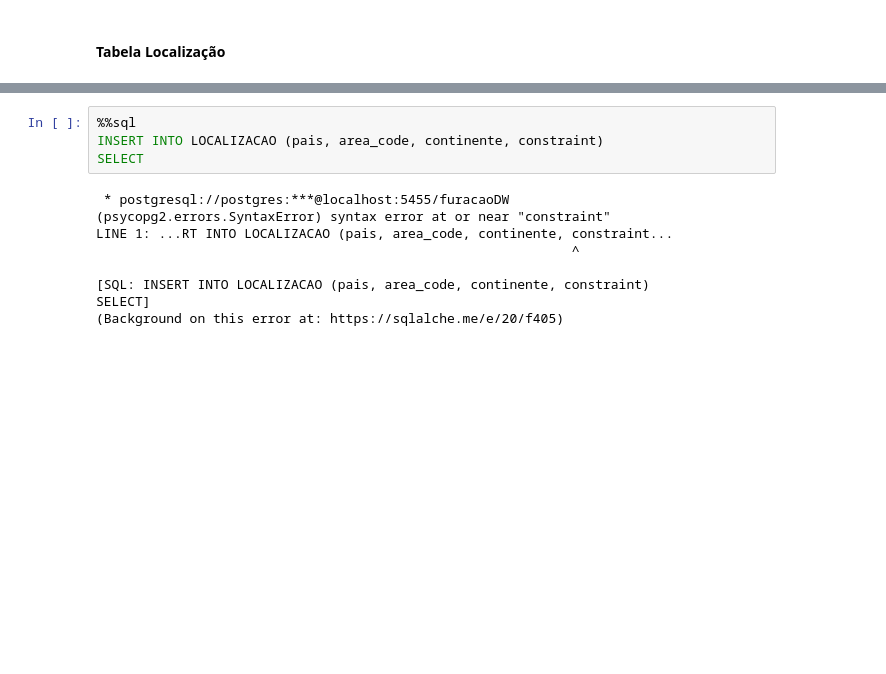
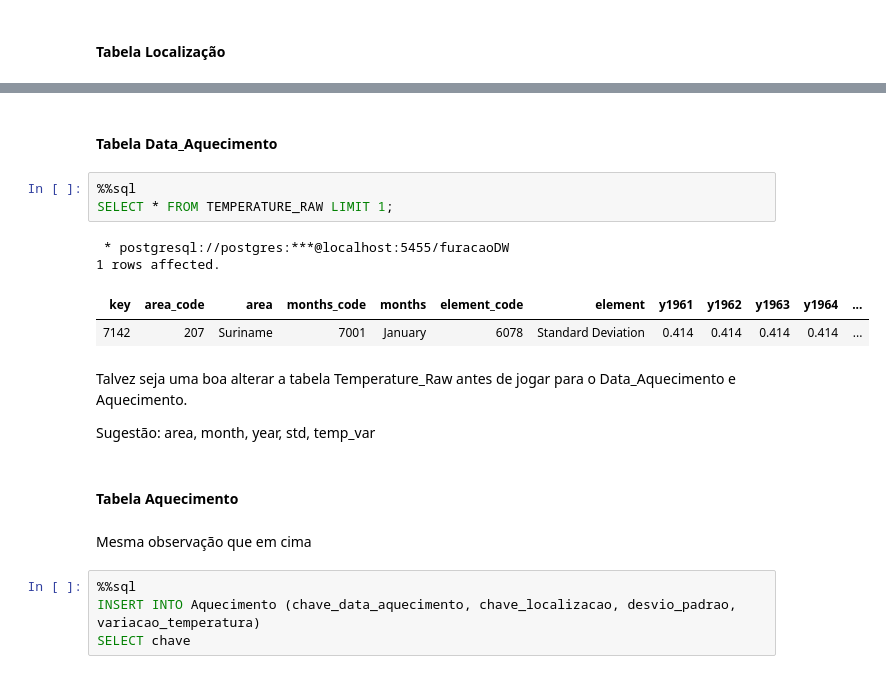
Before and after one commit to kibonusp/processamento-analitico, a Jupyter notebook: etl.ipynb, the cells around one changed output, grey strips where cells are left out. Drawn from its saved outputs; the diff is of its cells as text; blank space fills up the shorter version.

```diff
--- a/etl.ipynb
+++ b/etl.ipynb
@@ -984,13 +1049,23 @@ Done.
+# %% [markdown]
+#### Tabela Data_Aquecimento
+# %%
+%%sql
+SELECT * FROM TEMPERATURE_RAW LIMIT 1;
+# %% [output]
+ * postgresql://postgres:***@localhost:5455/furacaoDW
+1 rows affected.
+| key | area_code | area | months_code | months | element_code | element | y1961 | y1962 | y1963 | y1964 | ... |
+| 7142 | 207 | Suriname | 7001 | January | 6078 | Standard Deviation | 0.414 | 0.414 | 0.414 | 0.414 | ... |
+# %% [markdown]
+Talvez seja uma boa alterar a tabela Temperature_Raw antes de jogar para o Data_Aquecimento e Aquecimento.
+
+Sugestão:
+area, month, year, std, temp_var
+# %% [markdown]
+#### Tabela Aquecimento
+# %% [markdown]
+Mesma observação que em cima
 # %%
 %%sql
-INSERT INTO LOCALIZACAO (pais, area_code, continente, constraint)
-SELECT
+INSERT INTO Aquecimento (chave_data_aquecimento, chave_localizacao, desvio_padrao, variacao_temperatura)
+SELECT chave
-# %% [output]
- * postgresql://postgres:***@localhost:5455/furacaoDW
-(psycopg2.errors.SyntaxError) syntax error at or near "constraint"
-LINE 1: ...RT INTO LOCALIZACAO (pais, area_code, continente, constraint...
-                                                             ^
-
-[SQL: INSERT INTO LOCALIZACAO (pais, area_code, continente, constraint)
-SELECT]
-(Background on this error at: https://sqlalche.me/e/20/f405)
```
Also changed, not shown: parts of 36 cells of this notebook, 4 other files.
